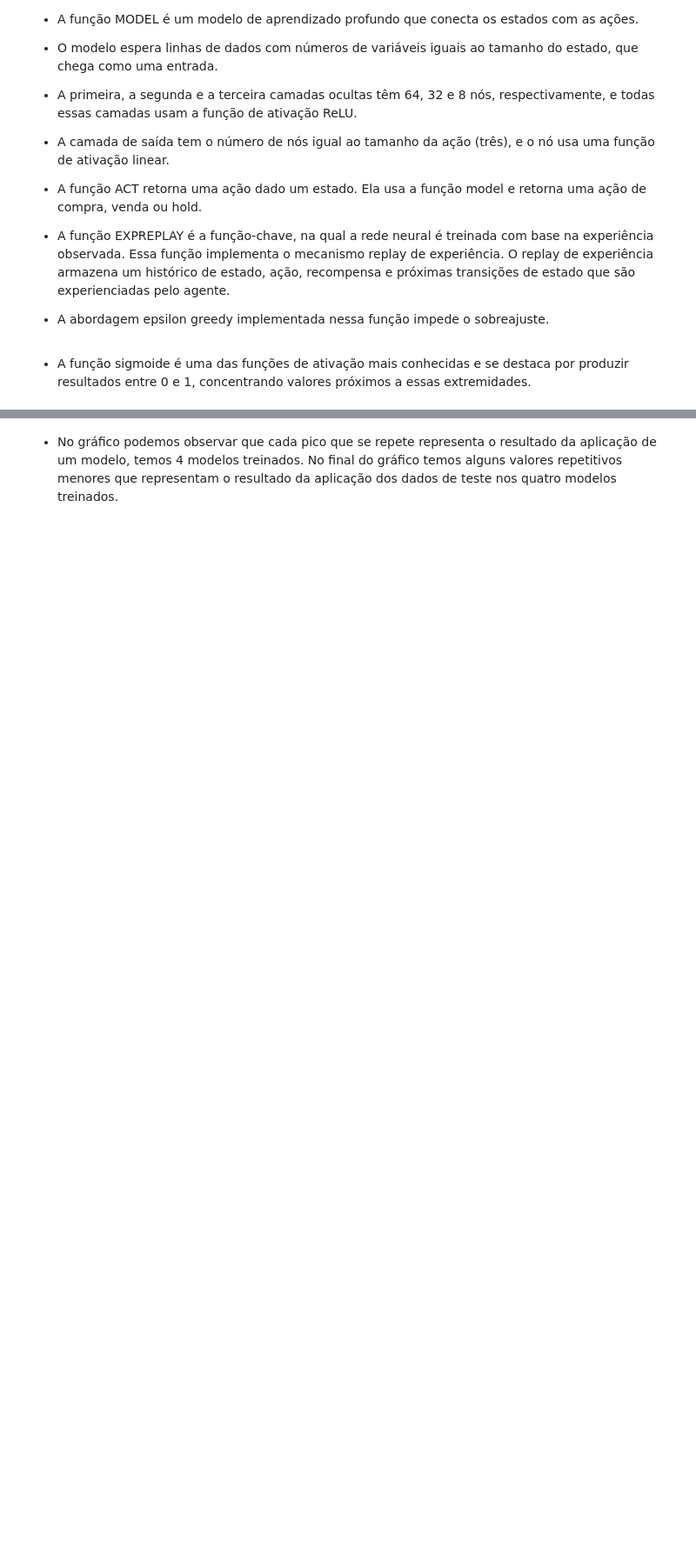
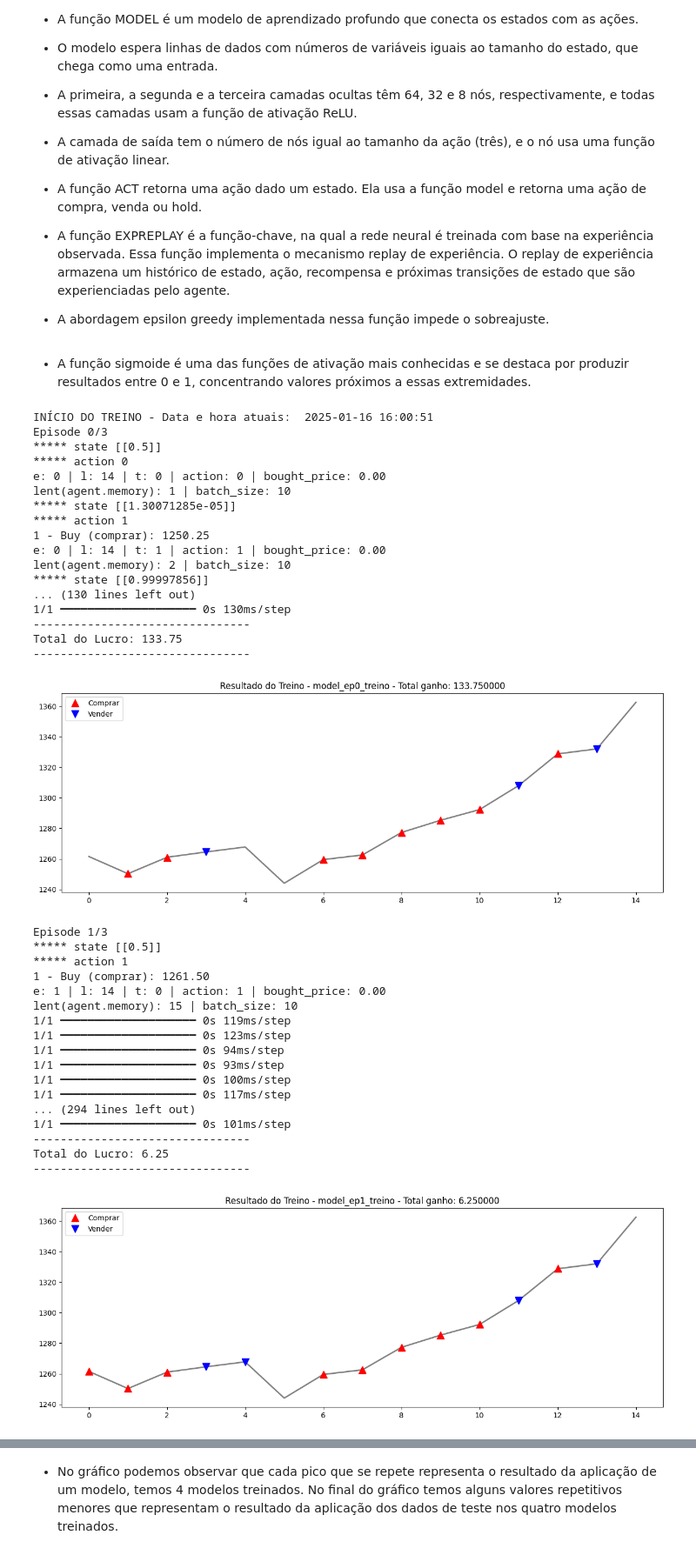
Before and after one commit to jairobernardesjunior/019_Financial_reinforcement_project_soybean_buy_sell_hold, a Jupyter notebook: 02 scvm_treina.ipynb, the cells around one changed output, grey strips where cells are left out. Shown at 87% size. Cells and saved outputs as stored; diff of their text form; code cells hidden in the pictures; blank space fills up the shorter version.

```diff
--- a/02 scvm_treina.ipynb
+++ b/02 scvm_treina.ipynb
@@ -281,18 +275,22 @@ for e in range(episode_count + 1):
 
     # 1-obter estado
     state = getState(data, 0, window_size + 1)
-    total_profit = 0
+    total_profit = 0.0
     agent.inventory = []
 
     for t in range(l):
         # 2-aplicar a melhor ação
         action = agent.act(state)
 
+        print('***** state', state)
+        print('***** action', action)
+
         # sit
         next_state = getState(data, t + 1, window_size + 1)
         reward = 0
         bought_price = 0 # ....................
         if action == 1: # compra
+            agent.inventory.append(data[t])
             states_buy.append(t)
             print('1 - Buy (comprar): ' + formatPrice(data[t]))
             dfx = pd.DataFrame({"vr_fechamento":[data[t]],"vr_buy":[data[t]],"vr_sell":['Nan']})
@@ -309,36 +307,79 @@ for e in range(episode_count + 1):
             dfx = pd.DataFrame({"vr_fechamento":[data[t]],"vr_buy":['Nan'],"vr_sell":[data[t]]})
             df_soy_action = pd.concat([df_soy_action, dfx], ignore_index=True)
 
+            print('Total do Lucro: ' + formatPrice(total_profit))
+
         else:
             #print('3 - Hold (manter): ' + formatPrice(data[t]))
             dfx = pd.DataFrame({"vr_fechamento":[data[t]],"vr_buy":['Nan'],"vr_sell":['Nan']})
             df_soy_action = pd.concat([df_soy_action, dfx], ignore_index=True)
 
         done = True if t == l - 1 else False
 
         # 4: Obter próximo estado a ser usado na equação de Bellman
         next_state = getState(data, t + 1, window_size + 1)
 
         # 5: Acrescentar à memória
         agent.memory.append((state, action, reward, next_state, done))
         state = next_state
-        if done:
-            print('--------------------------------')
-            print('Total do Lucro: ' + formatPrice(total_profit))
-            print('--------------------------------')
 
         print('e: ' + str(e) + ' | l: ' + str(l) + ' | t: ' + str(t) + ' | action: ' + str(action) + \
               ' | bought_price: ' + formatPrice(bought_price))
         print('lent(agent.memory): ' + str(len(agent.memory)) + ' | batch_size: ' + str(batch_size))
 
         # 6: Executar função replay buffer
         if len(agent.memory) > batch_size:
             agent.expReplay(batch_size)
 
         if e % 10 == 0:
             agent.model.save('models/model_ep' + str(e) + '.keras')
 
+        if done:
+            print('--------------------------------')
+            print('Total do Lucro: ' + formatPrice(total_profit))
+            print('--------------------------------')
+
     agent.model.save('models/model_ep' + str(e) + '.keras')
+
+    # plotando o resultado do treino
+    plot_behavior(data, states_buy, states_sell, total_profit, 'Resultado do Treino', 'model_ep' + str(e) + '_treino')
 
 now = datetime.datetime.now()
 print("FIM DO TREINO - Data e hora atuais: ", now.strftime("%Y-%m-%d %H:%M:%S"))
+# %% [output]
+INÍCIO DO TREINO - Data e hora atuais:  2025-01-16 16:00:51
+Episode 0/3
+***** state [[0.5]]
+***** action 0
+e: 0 | l: 14 | t: 0 | action: 0 | bought_price: 0.00
+lent(agent.memory): 1 | batch_size: 10
+***** state [[1.30071285e-05]]
+***** action 1
+1 - Buy (comprar): 1250.25
+e: 0 | l: 14 | t: 1 | action: 1 | bought_price: 0.00
+lent(agent.memory): 2 | batch_size: 10
+***** state [[0.99997856]]
+... (130 lines left out)
+1/1 ━━━━━━━━━━━━━━━━━━━━ 0s 130ms/step
+--------------------------------
+Total do Lucro: 133.75
+--------------------------------
+[figure, added]
+Episode 1/3
+***** state [[0.5]]
+***** action 1
+1 - Buy (comprar): 1261.50
+e: 1 | l: 14 | t: 0 | action: 1 | bought_price: 0.00
+lent(agent.memory): 15 | batch_size: 10
+1/1 ━━━━━━━━━━━━━━━━━━━━ 0s 119ms/step
+1/1 ━━━━━━━━━━━━━━━━━━━━ 0s 123ms/step
+1/1 ━━━━━━━━━━━━━━━━━━━━ 0s 94ms/step
+1/1 ━━━━━━━━━━━━━━━━━━━━ 0s 93ms/step
+1/1 ━━━━━━━━━━━━━━━━━━━━ 0s 100ms/step
+1/1 ━━━━━━━━━━━━━━━━━━━━ 0s 117ms/step
+... (294 lines left out)
+1/1 ━━━━━━━━━━━━━━━━━━━━ 0s 101ms/step
+--------------------------------
+Total do Lucro: 6.25
+--------------------------------
+[figure, added]
```
Also changed, not shown: parts of 16 cells of this notebook, 13 other files.
